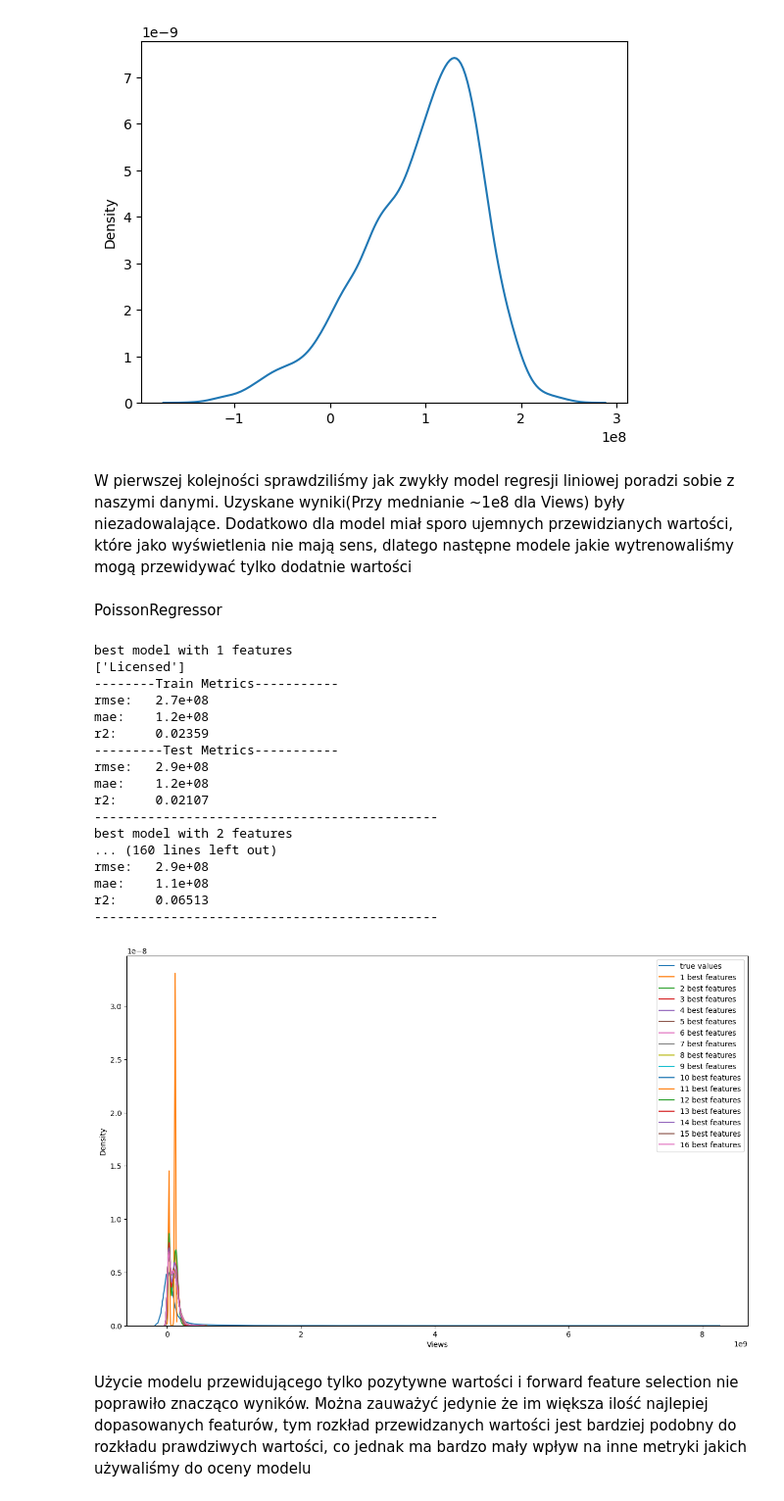
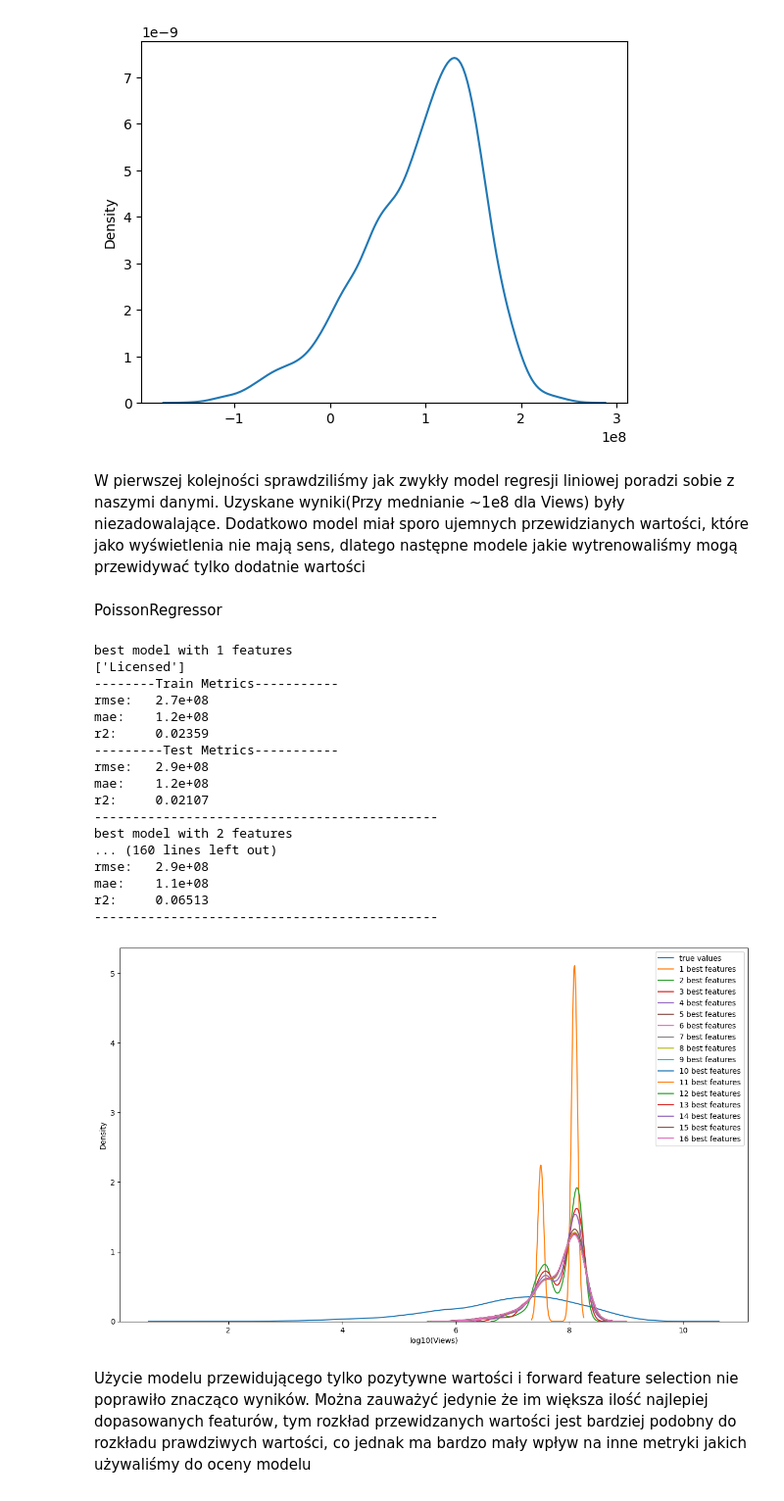
Before and after one commit to kacperr-42/Views_Prediction_ML, a Jupyter notebook: trenowanie modelu (etap 3).ipynb, the cells around one changed output. Shown at 98% size. Saved outputs shown, nothing was run; the diff lists cells and outputs as text; code cells hidden in the pictures.

```diff
--- a/trenowanie modelu (etap 3).ipynb
+++ b/trenowanie modelu (etap 3).ipynb
@@ -95,22 +84,16 @@ sns.kdeplot(y_pred_test)
 <Axes: ylabel='Density'>
 [figure]
 # %% [markdown]
-W pierwszej kolejności sprawdziliśmy jak zwykły model regresji liniowej poradzi sobie z naszymi danymi. Uzyskane wyniki(Przy mednianie ~1e8 dla Views) były niezadowalające. Dodatkowo dla model miał sporo ujemnych przewidzianych wartości, które jako wyświetlenia nie mają sens, dlatego następne modele jakie wytrenowaliśmy mogą przewidywać tylko dodatnie wartości
+W pierwszej kolejności sprawdziliśmy jak zwykły model regresji liniowej poradzi sobie z naszymi danymi. Uzyskane wyniki(Przy mednianie ~1e8 dla Views) były niezadowalające. Dodatkowo model miał sporo ujemnych przewidzianych wartości, które jako wyświetlenia nie mają sens, dlatego następne modele jakie wytrenowaliśmy mogą przewidywać tylko dodatnie wartości
 # %% [markdown]
 PoissonRegressor
 # %%
-from sklearn.feature_selection import SequentialFeatureSelector
-from sklearn.model_selection import train_test_split
-from sklearn.linear_model import HuberRegressor
-from sklearn.linear_model import PoissonRegressor
-
-model = PoissonRegressor()
 model_i_featuers = [None]
 features_for_i = [None]
 
 
 plt.figure(figsize=(15,9))
-sns.kdeplot(y_test, label = "true values")
+sns.kdeplot(np.log10(y_test), label = "true values")
 
 for i in list(range(1, X_train.shape[1])):
     sfs_mae = SequentialFeatureSelector(PoissonRegressor(),
@@ -125,35 +108,36 @@ for i in list(range(1, X_train.shape[1])):
     model_i_featuers.append(PoissonRegressor().fit(X_train_temp, y_train))
     features_for_i.append(X_test.columns[sfs_mae.get_support(indices=True)].tolist())
 
-    sns.kdeplot(model_i_featuers[i].predict(X_test_temp[features_for_i[i]]), label = f"{i} best features")
+    sns.kdeplot(np.log10(model_i_featuers[i].predict(X_test_temp[features_for_i[i]])), label = f"{i} best features")
 
     print(f"best model with {i} features")
     print(X_test.columns[sfs_mae.get_support(indices=True)].tolist())
     model_metrics(y_train,  model_i_featuers[i].predict(X_train_temp),
                   y_test,   model_i_featuers[i].predict(X_test_temp))
     print("---------------------------------------------")
 
 plt.legend()
+plt.xlabel("log10(Views)")
 plt.show()
 # %% [output]
 best model with 1 features
 ['Licensed']
 --------Train Metrics-----------
 rmse:   2.7e+08
 mae:    1.2e+08
 r2:     0.02359
 ---------Test Metrics-----------
 rmse:   2.9e+08
 mae:    1.2e+08
 r2:     0.02107
 ---------------------------------------------
 best model with 2 features
 ... (160 lines left out)
 rmse:   2.9e+08
 mae:    1.1e+08
 r2:     0.06513
 ---------------------------------------------
-[figure, old version]
+[figure, new version]
 # %% [markdown]
 Użycie modelu przewidującego tylko pozytywne wartości i forward feature selection nie poprawiło znacząco wyników. Można zauważyć jedynie że im większa ilość najlepiej dopasowanych featurów, tym rozkład przewidzanych wartości jest bardziej podobny do rozkładu prawdziwych wartości, co jednak ma bardzo mały wpływ na inne metryki jakich używaliśmy do oceny modelu
 # %% [markdown]
```
Also changed, not shown: parts of 53 cells of this notebook.
